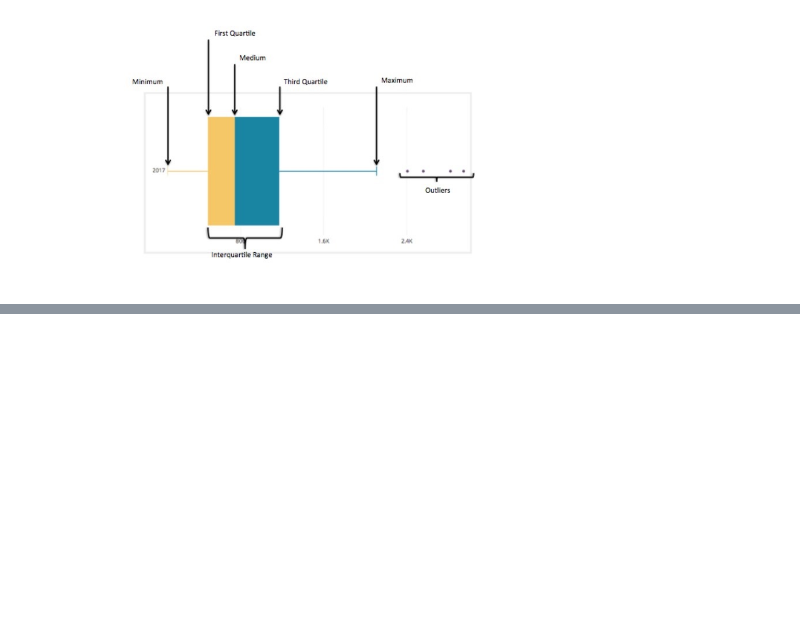
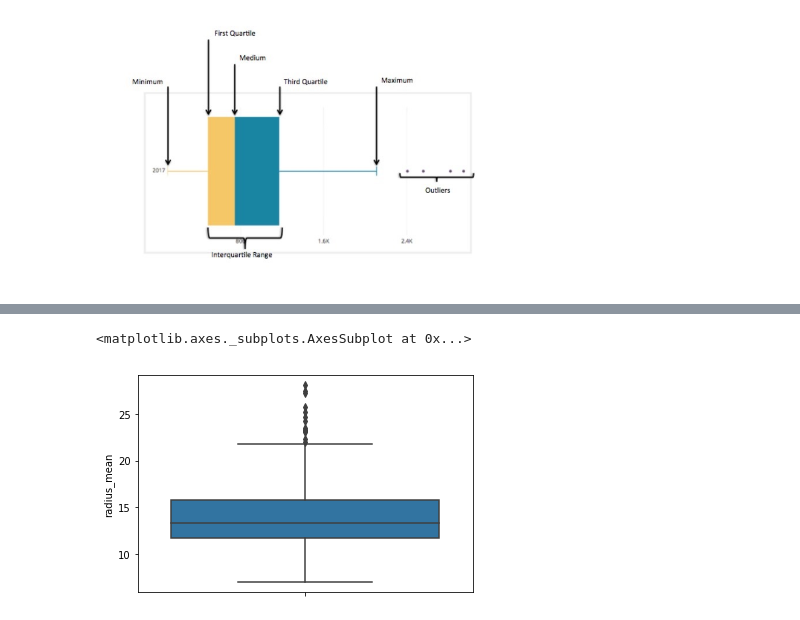
Before and after one commit to MartynaMisk/Boxplot, a Jupyter notebook: BoxplotsJupyter.ipynb, the cells around one changed output, grey strips where cells are left out. Saved outputs shown, nothing was run; the diff lists cells and outputs as text; code cells hidden in the pictures; blank space fills up the shorter version.

```diff
--- a/BoxplotsJupyter.ipynb
+++ b/BoxplotsJupyter.ipynb
@@ -38 +57,7 @@ import matplotlib.pyplot as plt
+# %%
+sns.boxplot( y=df['radius_mean'])
+# Make boxplot for one group only
+# %% [output]
+<matplotlib.axes._subplots.AxesSubplot at 0x...>
+[figure, added]
 # %%
```
Also changed, not shown: parts of 10 cells of this notebook.
